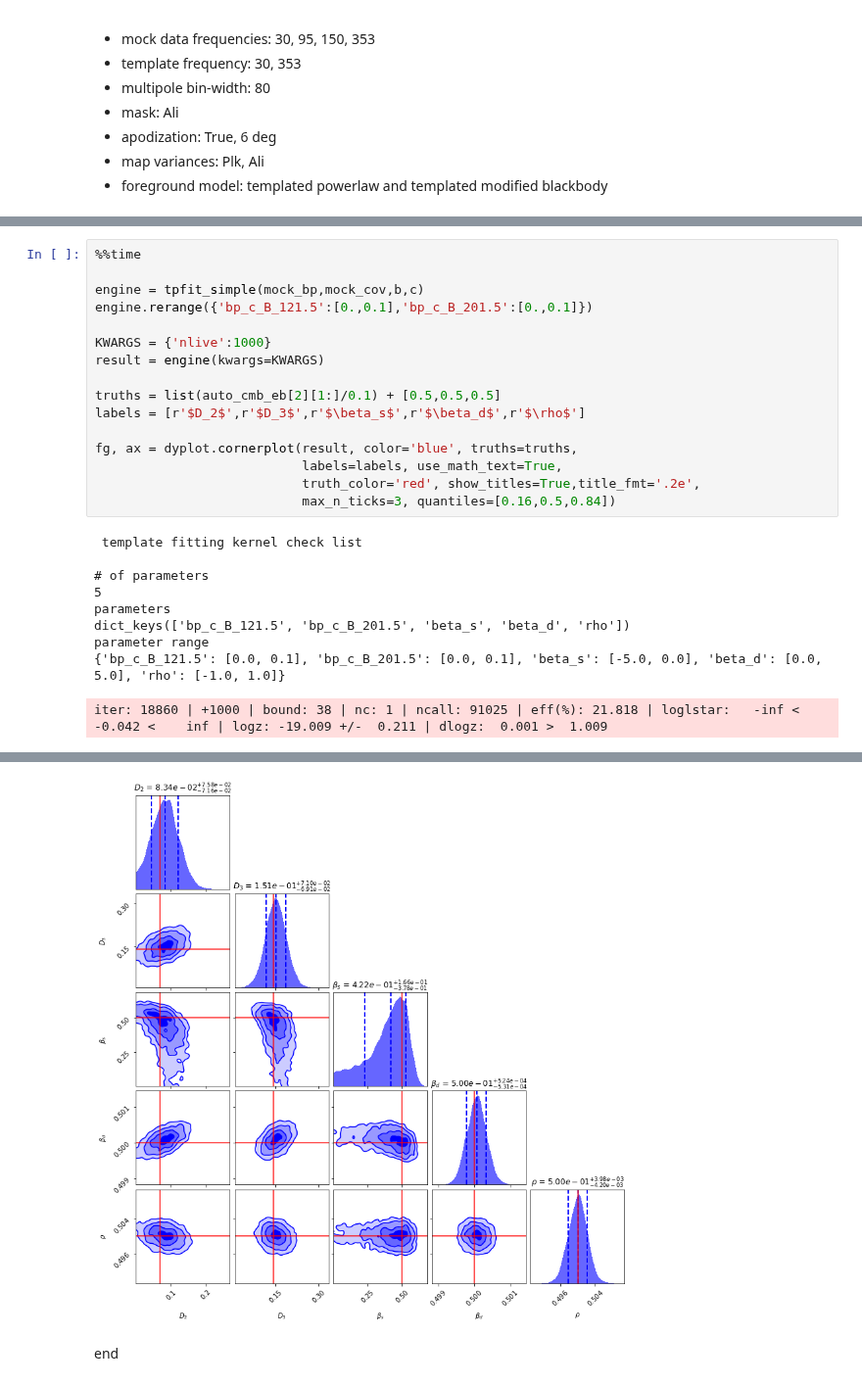
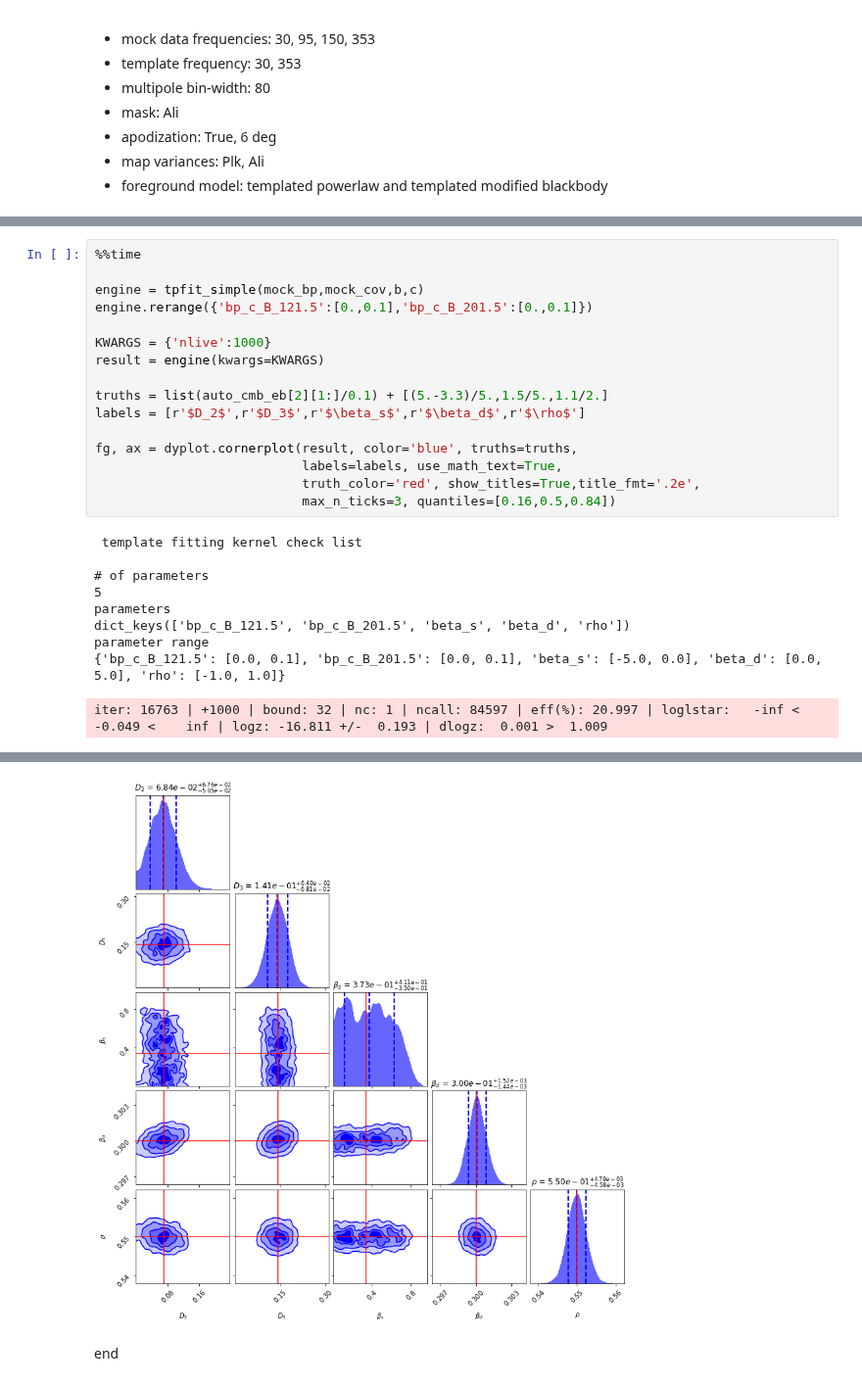
Before and after one commit to gioacchinowang/afra, a Jupyter notebook: tutorials/tutorial08.ipynb, the cells around one changed output, grey strips where cells are left out. Shown at 98% size. Cells and saved outputs as stored; diff of their text form.

```diff
--- a/tutorials/tutorial08.ipynb
+++ b/tutorials/tutorial08.ipynb
@@ -350,7 +355,7 @@ engine.rerange({'bp_c_B_121.5':[0.,0.1],'bp_c_B_201.5':[0.,0.1]})
 KWARGS = {'nlive':1000}
 result = engine(kwargs=KWARGS)
 
-truths = list(auto_cmb_eb[2][1:]/0.1) + [0.5,0.5,0.5]
+truths = list(auto_cmb_eb[2][1:]/0.1) + [(5.-3.3)/5.,1.5/5.,1.1/2.]
 labels = [r'$D_2$',r'$D_3$',r'$\beta_s$',r'$\beta_d$',r'$\rho$']
 
 fg, ax = dyplot.cornerplot(result, color='blue', truths=truths,
@@ -366,4 +371,4 @@ parameters
 dict_keys(['bp_c_B_121.5', 'bp_c_B_201.5', 'beta_s', 'beta_d', 'rho'])
 parameter range
 {'bp_c_B_121.5': [0.0, 0.1], 'bp_c_B_201.5': [0.0, 0.1], 'beta_s': [-5.0, 0.0], 'beta_d': [0.0, 5.0], 'rho': [-1.0, 1.0]}
-iter: 18860 | +1000 | bound: 38 | nc: 1 | ncall: 91025 | eff(%): 21.818 | loglstar:   -inf < -0.042 <    inf | logz: -19.009 +/-  0.211 | dlogz:  0.001 >  1.009
+iter: 16763 | +1000 | bound: 32 | nc: 1 | ncall: 84597 | eff(%): 20.997 | loglstar:   -inf < -0.049 <    inf | logz: -16.811 +/-  0.193 | dlogz:  0.001 >  1.009
@@ -372,3 +377,3 @@ Wall time: 4min 6s
-[figure, old version]
+[figure, new version]
 # %% [markdown]
 end
```
Also changed, not shown: parts of 6 cells of this notebook, 7 other files.
